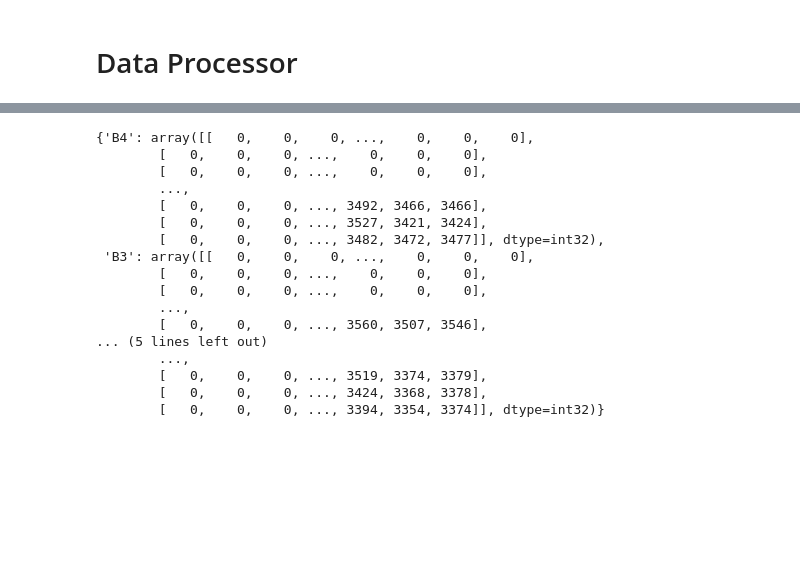
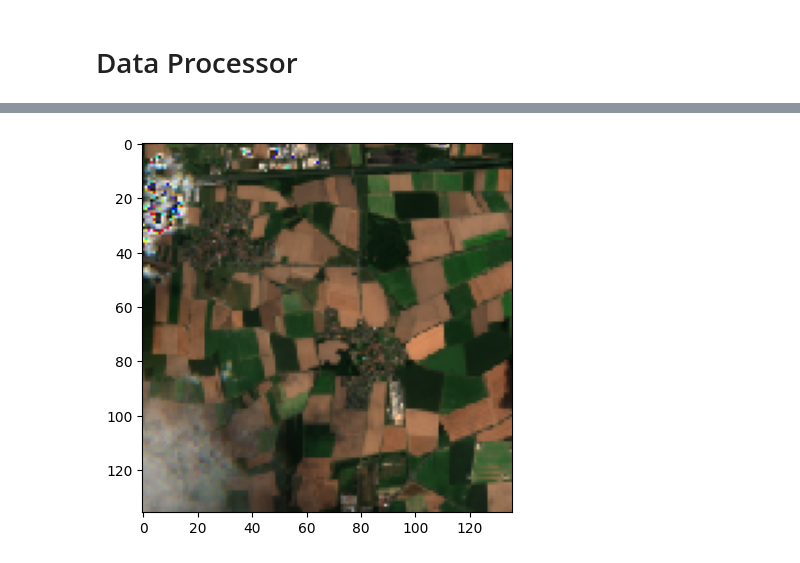
Before and after one commit to AguilarAngel9/Plant-Growth-Cycle-based-on-geospatial-data, a Jupyter notebook: DataExtraction/dataProcessor.ipynb, the cells around one changed output, grey strips where cells are left out. Saved outputs shown, nothing was run; the diff lists cells and outputs as text; code cells hidden in the pictures; blank space fills up the shorter version.

```diff
--- a/DataExtraction/dataProcessor.ipynb
+++ b/DataExtraction/dataProcessor.ipynb
@@ -68,20 +130,10 @@ plt.show()
-# %%
-image
-# %% [output]
-{'B4': array([[   0,    0,    0, ...,    0,    0,    0],
-        [   0,    0,    0, ...,    0,    0,    0],
-        [   0,    0,    0, ...,    0,    0,    0],
-        ...,
-        [   0,    0,    0, ..., 3492, 3466, 3466],
-        [   0,    0,    0, ..., 3527, 3421, 3424],
-        [   0,    0,    0, ..., 3482, 3472, 3477]], dtype=int32),
- 'B3': array([[   0,    0,    0, ...,    0,    0,    0],
-        [   0,    0,    0, ...,    0,    0,    0],
-        [   0,    0,    0, ...,    0,    0,    0],
-        ...,
-        [   0,    0,    0, ..., 3560, 3507, 3546],
-... (5 lines left out)
-        ...,
-        [   0,    0,    0, ..., 3519, 3374, 3379],
-        [   0,    0,    0, ..., 3424, 3368, 3378],
-        [   0,    0,    0, ..., 3394, 3354, 3374]], dtype=int32)}
+# %%
+# Scale the data to [0, 255] to show as an RGB image.
+# Adapted from https://bit.ly/2XlmQY8. Credits to Justin Braaten
+
+img_stack_ = np.stack([image['B4'], image['B3'], image['B2']], axis=-1)
+rgb_img_test = (255 * ((img_stack_[:, :, 0:3] - 100) / 3500)).astype('uint8')
+plt.imshow(rgb_img_test)
+plt.show()
+# %% [output]
+[figure, added]
```
Also changed, not shown: parts of 9 cells of this notebook.
